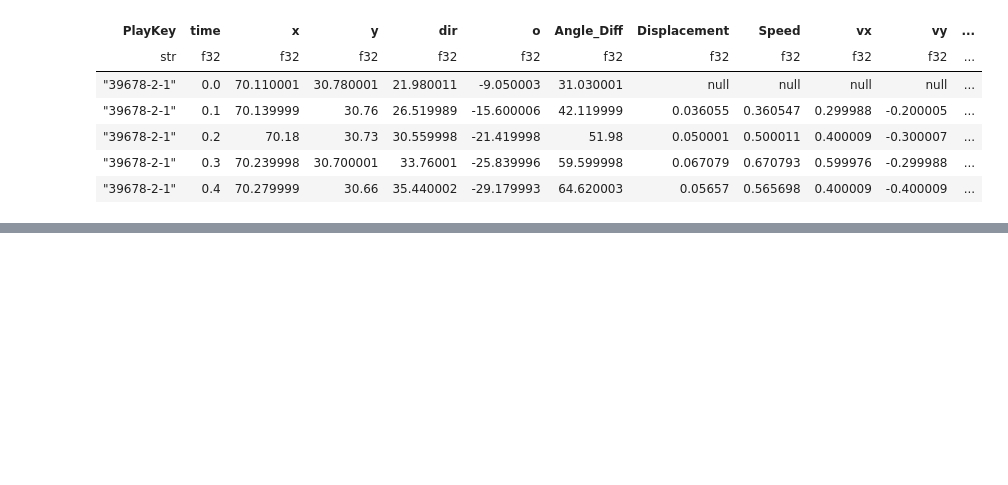
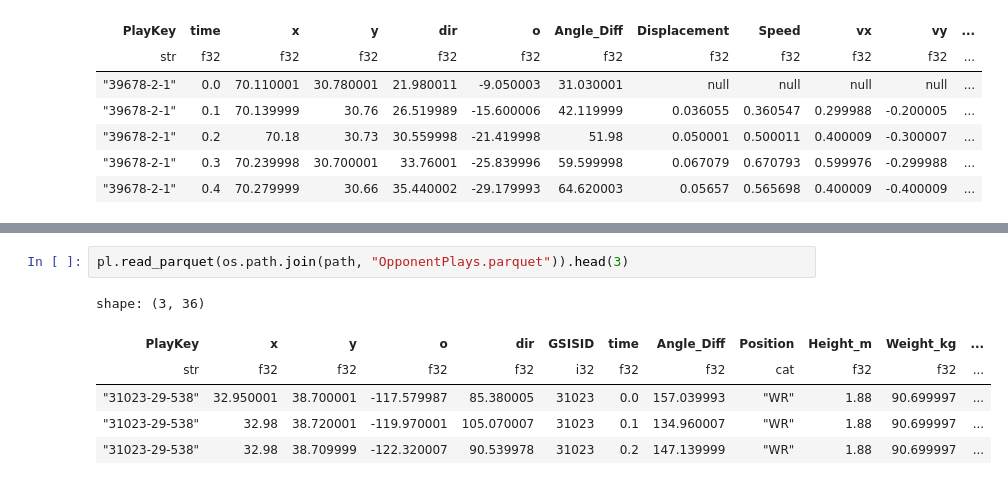
Before and after one commit to FreshOats/NFL_Data_Science, a Jupyter notebook: ET/ET_test.ipynb, the cells around one changed output, grey strips where cells are left out. Saved outputs shown, nothing was run; the diff lists cells and outputs as text; blank space fills up the shorter version.

```diff
--- a/ET/ET_test.ipynb
+++ b/ET/ET_test.ipynb
@@ -960,0 +1013,9 @@ shape: (5, 31)
+# %%
+pl.read_parquet(os.path.join(path, "OpponentPlays.parquet")).head(3)
+# %% [output]
+shape: (3, 36)
+| PlayKey | x | y | o | dir | GSISID | time | Angle_Diff | Position | Height_m | Weight_kg | ... |
+| str | f32 | f32 | f32 | f32 | i32 | f32 | f32 | cat | f32 | f32 | ... |
+| "31023-29-538" | 32.950001 | 38.700001 | -117.579987 | 85.380005 | 31023 | 0.0 | 157.039993 | "WR" | 1.88 | 90.699997 | ... |
+| "31023-29-538" | 32.98 | 38.720001 | -119.970001 | 105.070007 | 31023 | 0.1 | 134.960007 | "WR" | 1.88 | 90.699997 | ... |
+| "31023-29-538" | 32.98 | 38.709999 | -122.320007 | 90.539978 | 31023 | 0.2 | 147.139999 | "WR" | 1.88 | 90.699997 | ... |
```
Also changed, not shown: parts of 6 cells of this notebook, 3 other files.
